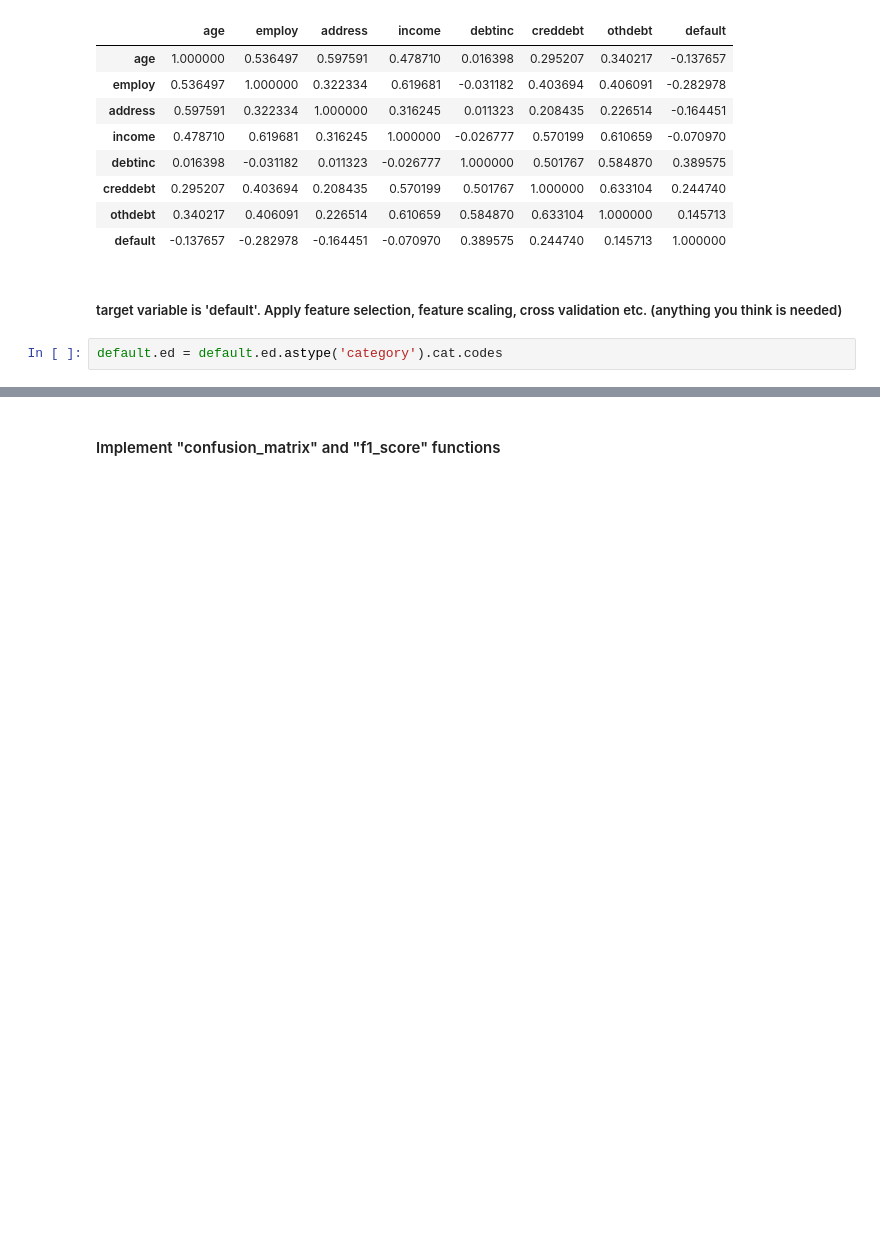
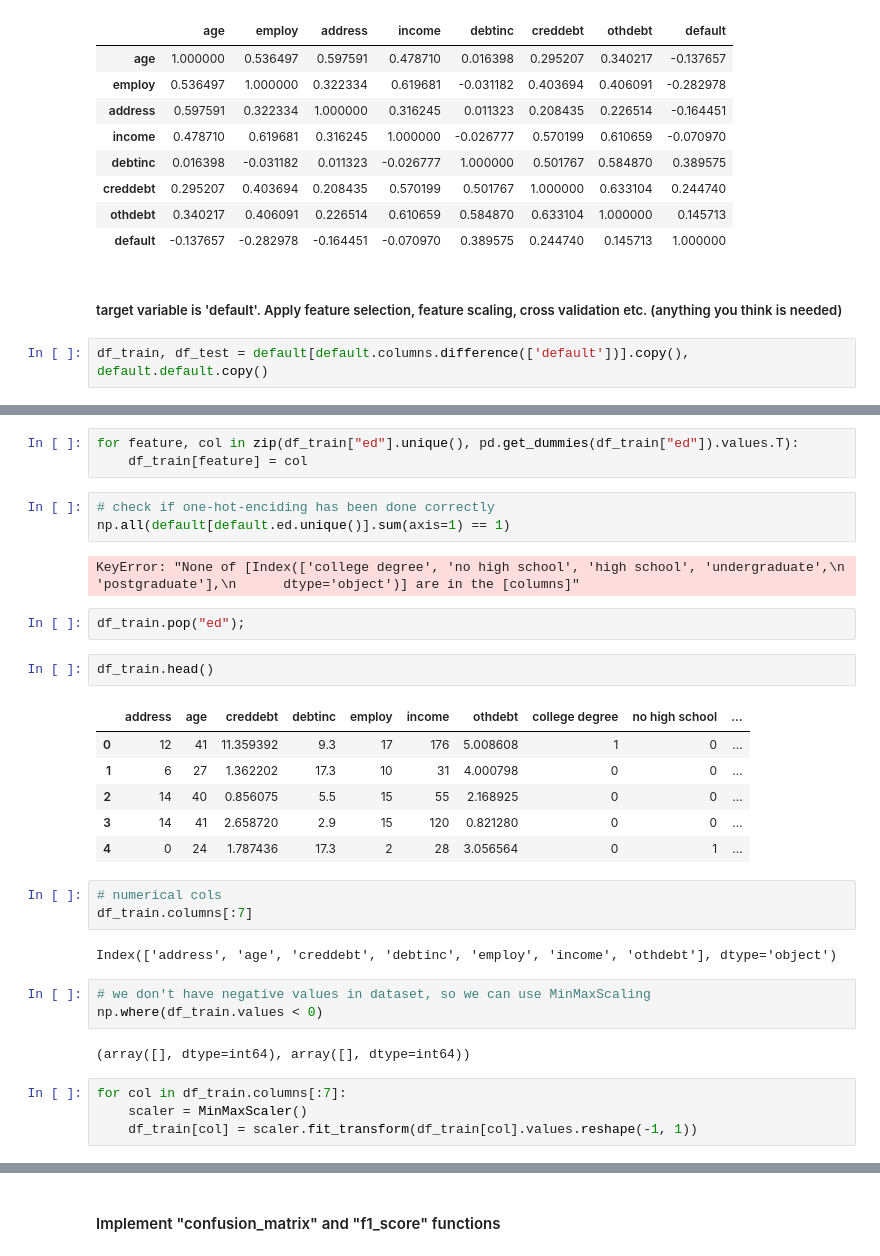
Before and after one commit to tigranfah/machine_learning, a Jupyter notebook: ACA_course/machine_learning/homeworks/homework3/logistic_regression/Logistic_Regression.ipynb, the cells around one changed output, grey strips where cells are left out. Drawn from its saved outputs; the diff is of its cells as text; blank space fills up the shorter version.

```diff
--- a/ACA_course/machine_learning/homeworks/homework3/logistic_regression/Logistic_Regression.ipynb
+++ b/ACA_course/machine_learning/homeworks/homework3/logistic_regression/Logistic_Regression.ipynb
@@ -370,5 +394,5 @@ default.corr()
 | default | -0.137657 | -0.282978 | -0.164451 | -0.070970 | 0.389575 | 0.244740 | 0.145713 | 1.000000 |
 # %% [markdown]
 ##### target variable is 'default'. Apply feature selection, feature scaling, cross validation etc. (anything you think is needed)
-# %%
-default.ed = default.ed.astype('category').cat.codes
+# %%
+df_train, df_test = default[default.columns.difference(['default'])].copy(), default.default.copy()
@@ -374,0 +409,33 @@ default.ed = default.ed.astype('category').cat.codes
+# %%
+for feature, col in zip(df_train["ed"].unique(), pd.get_dummies(df_train["ed"]).values.T):
+    df_train[feature] = col
+# %%
+# check if one-hot-enciding has been done correctly
+np.all(default[default.ed.unique()].sum(axis=1) == 1)
+# %% [output]
+KeyError: "None of [Index(['college degree', 'no high school', 'high school', 'undergraduate',\n       'postgraduate'],\n      dtype='object')] are in the [columns]"
+# %%
+df_train.pop("ed");
+# %%
+df_train.head()
+# %% [output]
+|  | address | age | creddebt | debtinc | employ | income | othdebt | college degree | no high school | ... |
+| 0 | 12 | 41 | 11.359392 | 9.3 | 17 | 176 | 5.008608 | 1 | 0 | ... |
+| 1 | 6 | 27 | 1.362202 | 17.3 | 10 | 31 | 4.000798 | 0 | 0 | ... |
+| 2 | 14 | 40 | 0.856075 | 5.5 | 15 | 55 | 2.168925 | 0 | 0 | ... |
+| 3 | 14 | 41 | 2.658720 | 2.9 | 15 | 120 | 0.821280 | 0 | 0 | ... |
+| 4 | 0 | 24 | 1.787436 | 17.3 | 2 | 28 | 3.056564 | 0 | 1 | ... |
+# %%
+# numerical cols
+df_train.columns[:7]
+# %% [output]
+Index(['address', 'age', 'creddebt', 'debtinc', 'employ', 'income', 'othdebt'], dtype='object')
+# %%
+# we don't have negative values in dataset, so we can use MinMaxScaling
+np.where(df_train.values < 0)
+# %% [output]
+(array([], dtype=int64), array([], dtype=int64))
+# %%
+for col in df_train.columns[:7]:
+    scaler = MinMaxScaler()
+    df_train[col] = scaler.fit_transform(df_train[col].values.reshape(-1, 1))
```
Also changed, not shown: parts of 37 cells of this notebook, 1 other file.
